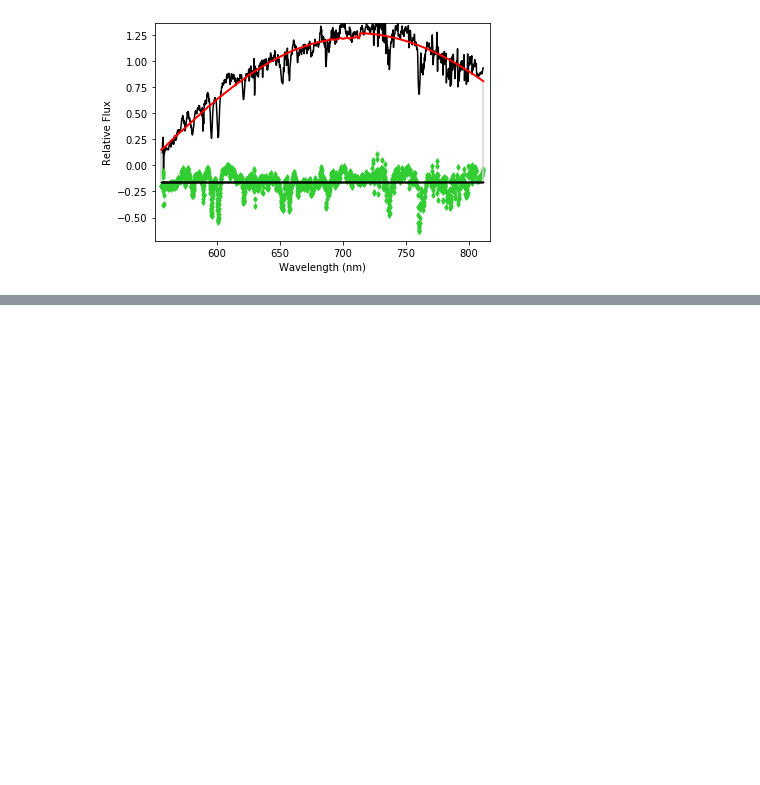
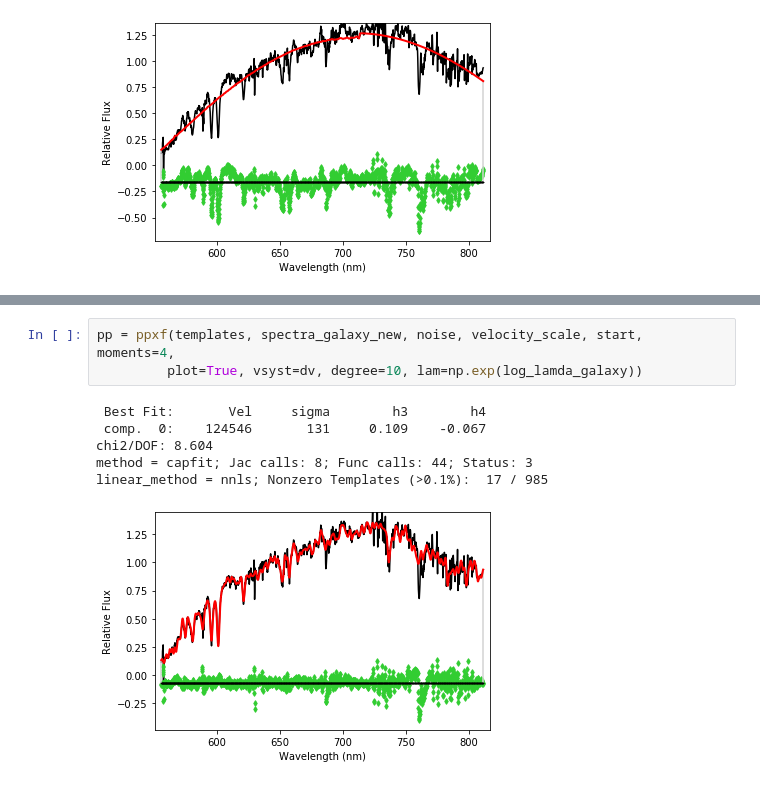
Before and after one commit to pmozumdar/ppxf_code, a Jupyter notebook: Try_1.ipynb, the cells around one changed output, grey strips where cells are left out. Cells and saved outputs as stored; diff of their text form; blank space fills up the shorter version.

```diff
--- a/Try_1.ipynb
+++ b/Try_1.ipynb
@@ -109,0 +204,10 @@ Templates weights:
+# %%
+pp = ppxf(templates, spectra_galaxy_new, noise, velocity_scale, start, moments=4,
+         plot=True, vsyst=dv, degree=10, lam=np.exp(log_lamda_galaxy))
+# %% [output]
+ Best Fit:       Vel     sigma        h3        h4
+ comp.  0:    124546       131     0.109    -0.067
+chi2/DOF: 8.604
+method = capfit; Jac calls: 8; Func calls: 44; Status: 3
+linear_method = nnls; Nonzero Templates (>0.1%):  17 / 985
+[figure, added]
```
Also changed, not shown: parts of 26 cells of this notebook.
